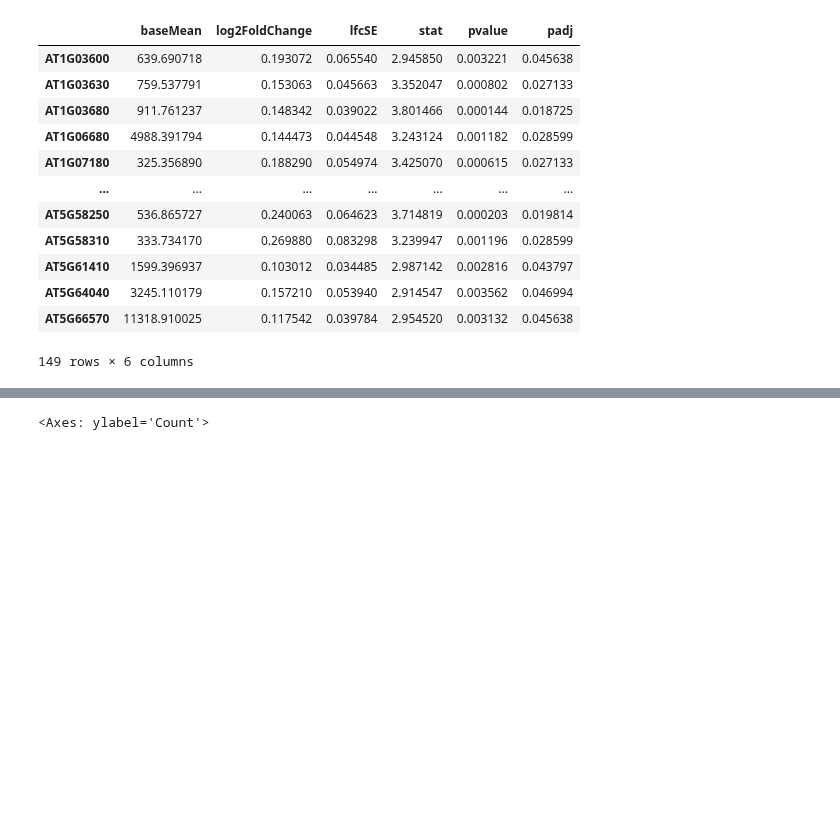
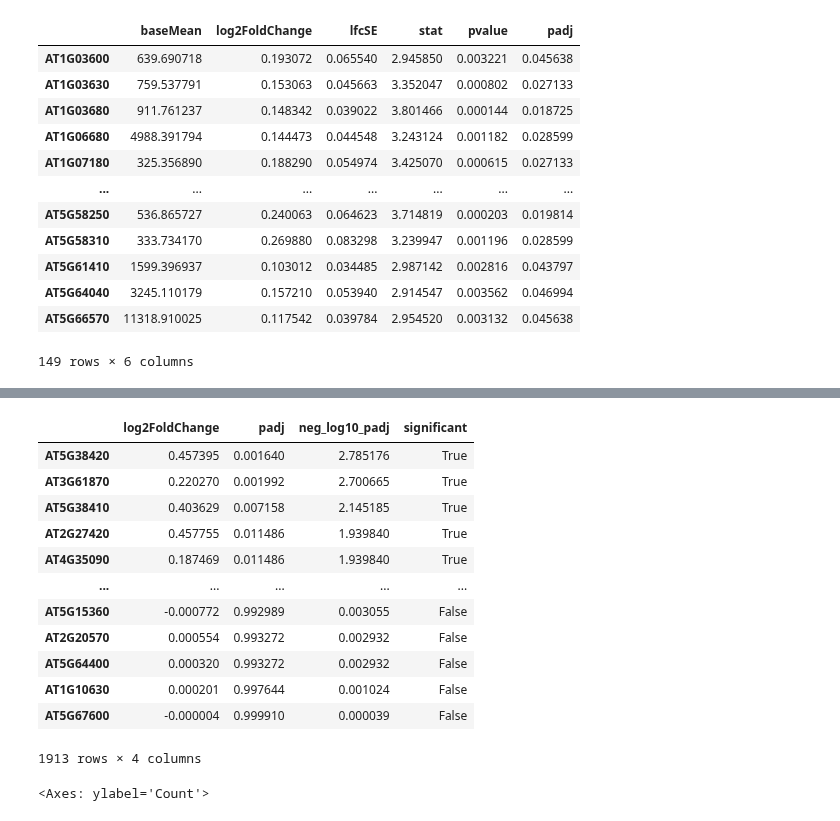
Before and after one commit to mikepassal/Outdoor_microbiome, a Jupyter notebook: Local_analysis/Analysis_post_Luke_talk/Bacterial_core_species/evaluate_unusual_microbiome_transcriptomic_impact.ipynb, the cells around one changed output, grey strips where cells are left out. Cells and saved outputs as stored; diff of their text form; code cells hidden in the pictures; blank space fills up the shorter version.

```diff
--- a/Local_analysis/Analysis_post_Luke_talk/Bacterial_core_species/evaluate_unusual_microbiome_transcriptomic_impact.ipynb
+++ b/Local_analysis/Analysis_post_Luke_talk/Bacterial_core_species/evaluate_unusual_microbiome_transcriptomic_impact.ipynb
@@ -667,3 +679,19 @@ plt.tight_layout()
+# %%
+volcano_df.sort_values(by="neg_log10_padj", ascending=False)
+# %% [output]
+|  | log2FoldChange | padj | neg_log10_padj | significant |
+| AT5G38420 | 0.457395 | 0.001640 | 2.785176 | True |
+| AT3G61870 | 0.220270 | 0.001992 | 2.700665 | True |
+| AT5G38410 | 0.403629 | 0.007158 | 2.145185 | True |
+| AT2G27420 | 0.457755 | 0.011486 | 1.939840 | True |
+| AT4G35090 | 0.187469 | 0.011486 | 1.939840 | True |
+| ... | ... | ... | ... | ... |
+| AT5G15360 | -0.000772 | 0.992989 | 0.003055 | False |
+| AT2G20570 | 0.000554 | 0.993272 | 0.002932 | False |
+| AT5G64400 | 0.000320 | 0.993272 | 0.002932 | False |
+| AT1G10630 | 0.000201 | 0.997644 | 0.001024 | False |
+| AT5G67600 | -0.000004 | 0.999910 | 0.000039 | False |
+1913 rows × 4 columns
 # %%
 sns.histplot((cleaned_raw_transcriptome > 1).sum())
 # %% [output]
```
Also changed, not shown: parts of 9 cells of this notebook, 5 other files.
